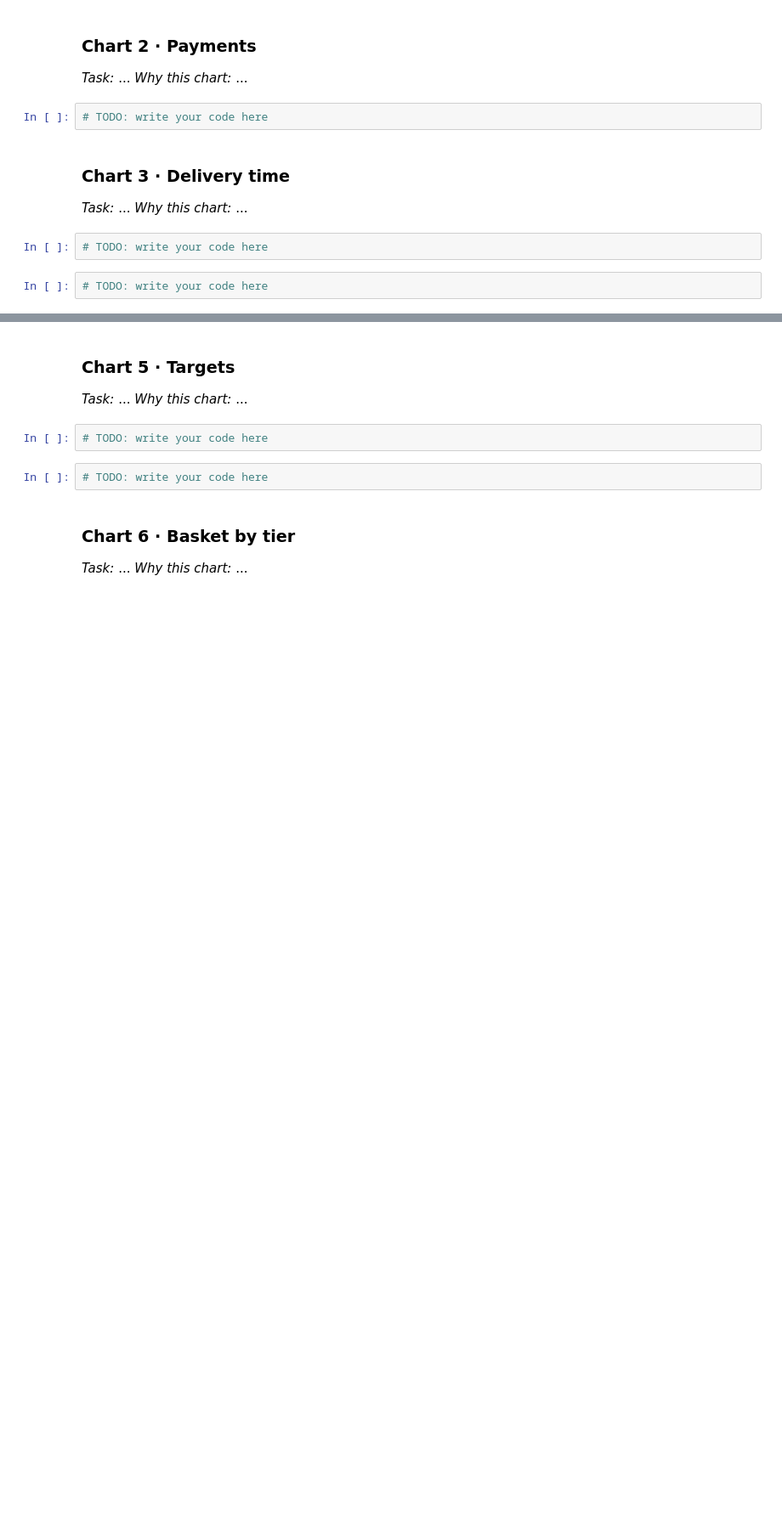
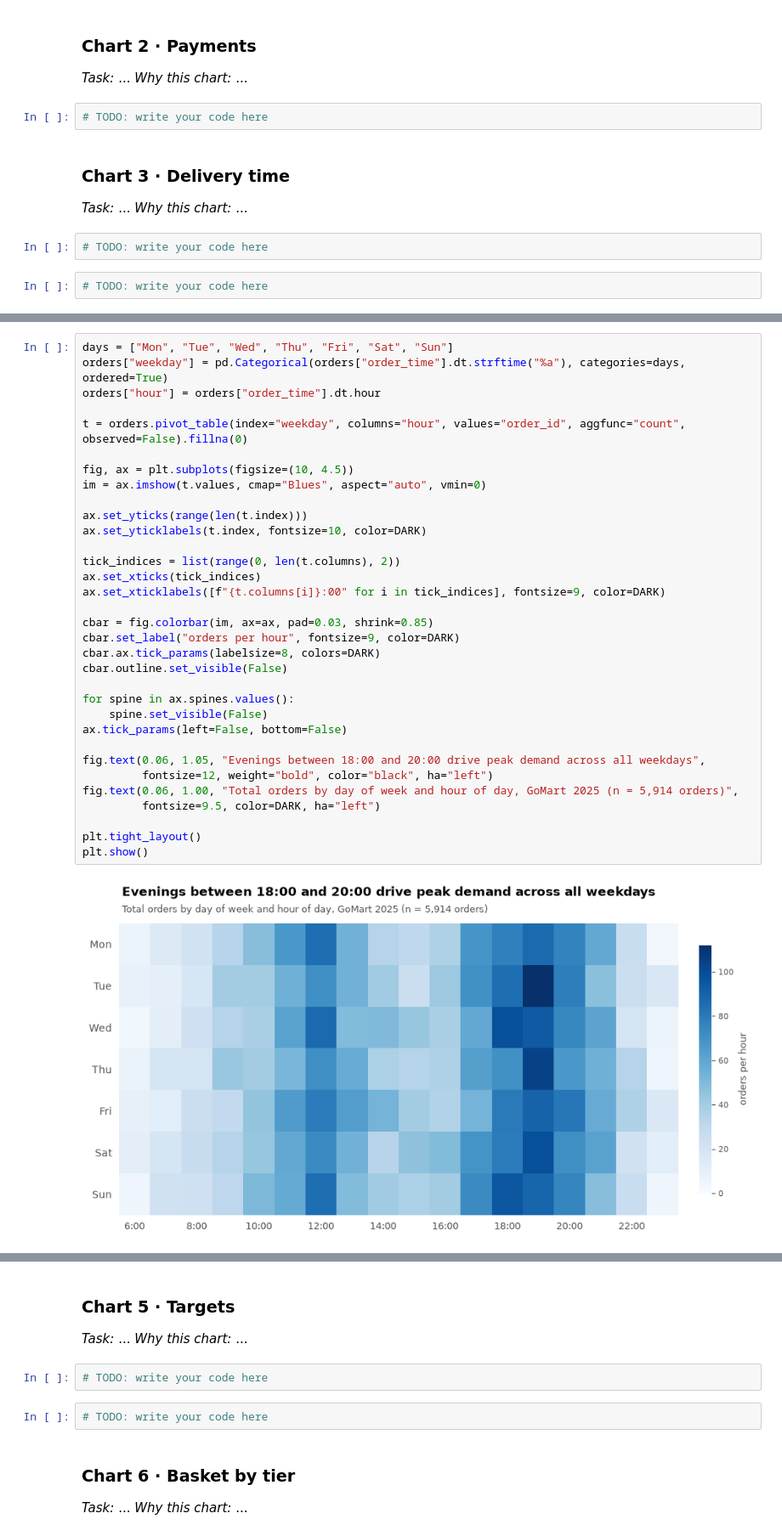
Before and after one commit to hwinhwork-dot/DataViz_Day03_Group, a Jupyter notebook: homework/gh3_gomart/GH3_TeamName.ipynb, the cells around one changed output, grey strips where cells are left out. Shown at 85% size. Saved outputs shown, nothing was run; the diff lists cells and outputs as text; blank space fills up the shorter version.

```diff
--- a/homework/gh3_gomart/GH3_TeamName.ipynb
+++ b/homework/gh3_gomart/GH3_TeamName.ipynb
@@ -121,0 +123,35 @@ For each of the six charts: the task the chart should support (action + target),
+# %%
+days = ["Mon", "Tue", "Wed", "Thu", "Fri", "Sat", "Sun"]
+orders["weekday"] = pd.Categorical(orders["order_time"].dt.strftime("%a"), categories=days, ordered=True)
+orders["hour"] = orders["order_time"].dt.hour
+
+t = orders.pivot_table(index="weekday", columns="hour", values="order_id", aggfunc="count", observed=False).fillna(0)
+
+fig, ax = plt.subplots(figsize=(10, 4.5))
+im = ax.imshow(t.values, cmap="Blues", aspect="auto", vmin=0)
+
+ax.set_yticks(range(len(t.index)))
+ax.set_yticklabels(t.index, fontsize=10, color=DARK)
+
+tick_indices = list(range(0, len(t.columns), 2))
+ax.set_xticks(tick_indices)
+ax.set_xticklabels([f"{t.columns[i]}:00" for i in tick_indices], fontsize=9, color=DARK)
+
+cbar = fig.colorbar(im, ax=ax, pad=0.03, shrink=0.85)
+cbar.set_label("orders per hour", fontsize=9, color=DARK)
+cbar.ax.tick_params(labelsize=8, colors=DARK)
+cbar.outline.set_visible(False)
+
+for spine in ax.spines.values():
+    spine.set_visible(False)
+ax.tick_params(left=False, bottom=False)
+
+fig.text(0.06, 1.05, "Evenings between 18:00 and 20:00 drive peak demand across all weekdays",
+         fontsize=12, weight="bold", color="black", ha="left")
+fig.text(0.06, 1.00, "Total orders by day of week and hour of day, GoMart 2025 (n = 5,914 orders)",
+         fontsize=9.5, color=DARK, ha="left")
+
+plt.tight_layout()
+plt.show()
+# %% [output]
+[figure, added]
```
Also changed, not shown: parts of 10 cells of this notebook.
